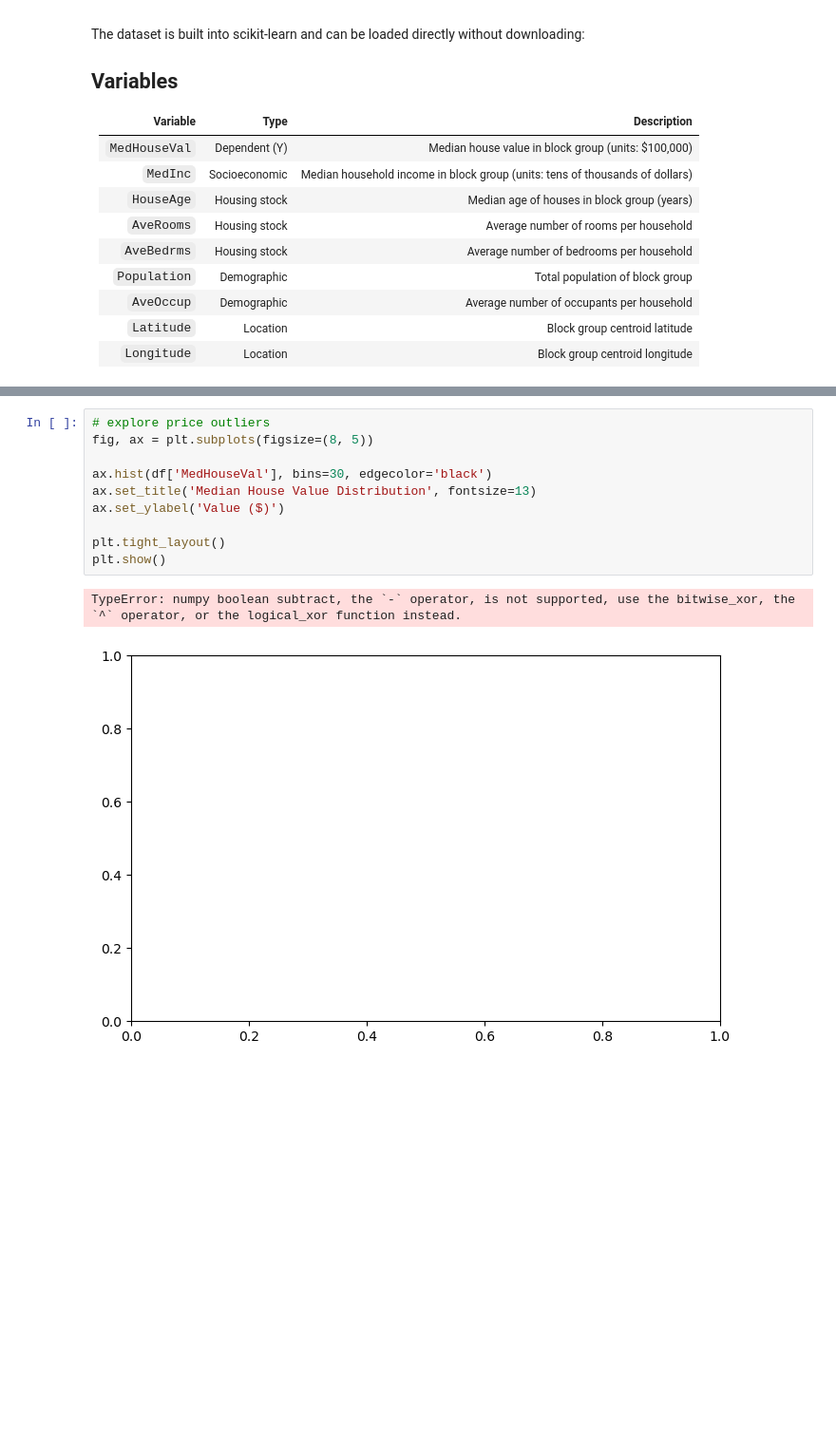
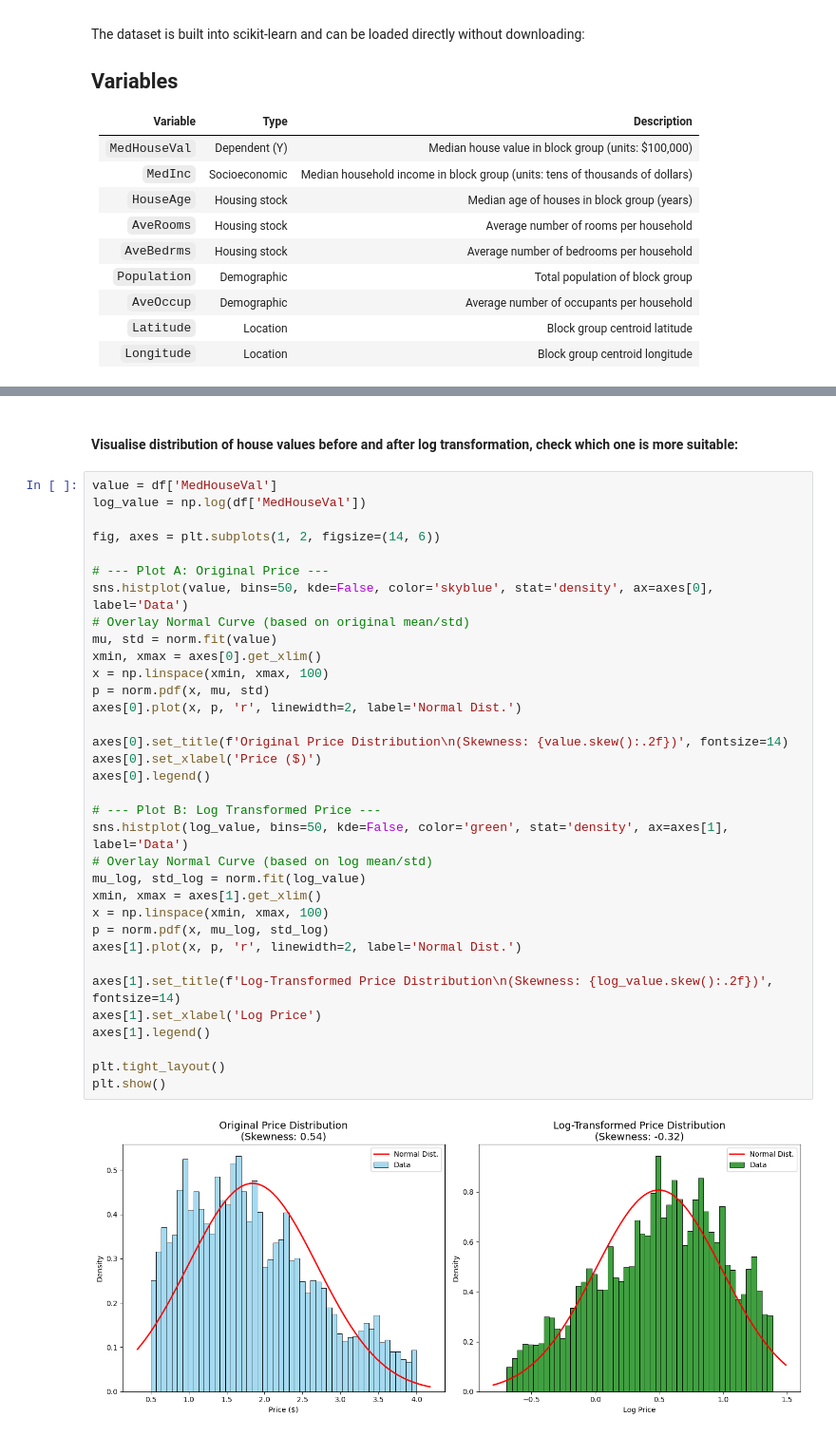
Before and after one commit to qszhao/ATUA2026, a Jupyter notebook: Spatial_Regression/tutorial.ipynb, the cells around one changed output, grey strips where cells are left out. Shown at 95% size. Saved outputs shown, nothing was run; the diff lists cells and outputs as text; blank space fills up the shorter version.

```diff
--- a/Spatial_Regression/tutorial.ipynb
+++ b/Spatial_Regression/tutorial.ipynb
@@ -126,13 +116,38 @@ boxplot = df.boxplot(column=['MedHouseVal', 'MedInc', 'HouseAge' ,'AveRooms', 'A
-# %%
-# explore price outliers
-fig, ax = plt.subplots(figsize=(8, 5))
-
-ax.hist(df['MedHouseVal'], bins=30, edgecolor='black')
-ax.set_title('Median House Value Distribution', fontsize=13)
-ax.set_ylabel('Value ($)')
-
-plt.tight_layout()
-plt.show()
-# %% [output]
-TypeError: numpy boolean subtract, the `-` operator, is not supported, use the bitwise_xor, the `^` operator, or the logical_xor function instead.
-[figure, removed]
+# %% [markdown]
+#### Visualise distribution of house values before and after log transformation, check which one is more suitable:
+# %%
+value = df['MedHouseVal']
+log_value = np.log(df['MedHouseVal'])
+
+fig, axes = plt.subplots(1, 2, figsize=(14, 6))
+
+# --- Plot A: Original Price ---
+sns.histplot(value, bins=50, kde=False, color='skyblue', stat='density', ax=axes[0], label='Data')
+# Overlay Normal Curve (based on original mean/std)
+mu, std = norm.fit(value)
+xmin, xmax = axes[0].get_xlim()
+x = np.linspace(xmin, xmax, 100)
+p = norm.pdf(x, mu, std)
+axes[0].plot(x, p, 'r', linewidth=2, label='Normal Dist.')
+
+axes[0].set_title(f'Original Price Distribution\n(Skewness: {value.skew():.2f})', fontsize=14)
+axes[0].set_xlabel('Price ($)')
+axes[0].legend()
+
+# --- Plot B: Log Transformed Price ---
+sns.histplot(log_value, bins=50, kde=False, color='green', stat='density', ax=axes[1], label='Data')
+# Overlay Normal Curve (based on log mean/std)
+mu_log, std_log = norm.fit(log_value)
+xmin, xmax = axes[1].get_xlim()
+x = np.linspace(xmin, xmax, 100)
+p = norm.pdf(x, mu_log, std_log)
+axes[1].plot(x, p, 'r', linewidth=2, label='Normal Dist.')
+
+axes[1].set_title(f'Log-Transformed Price Distribution\n(Skewness: {log_value.skew():.2f})', fontsize=14)
+axes[1].set_xlabel('Log Price')
+axes[1].legend()
+
+plt.tight_layout()
+plt.show()
+# %% [output]
+[figure, added]
```
Also changed, not shown: parts of 24 cells of this notebook.
